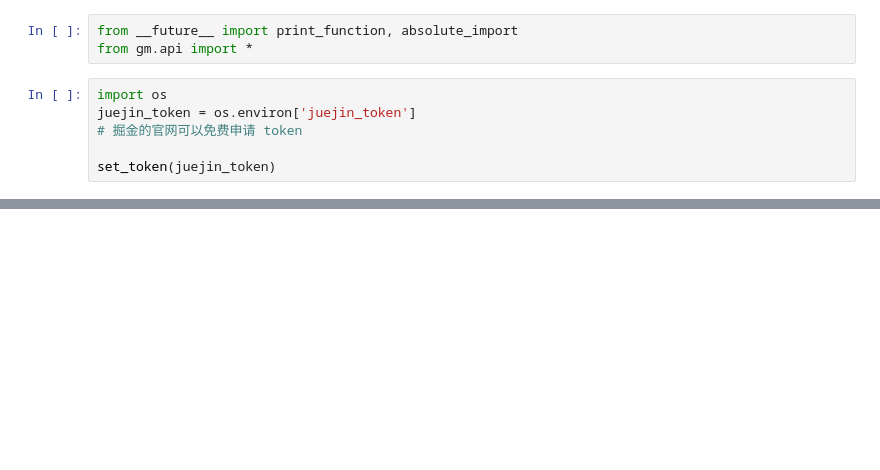
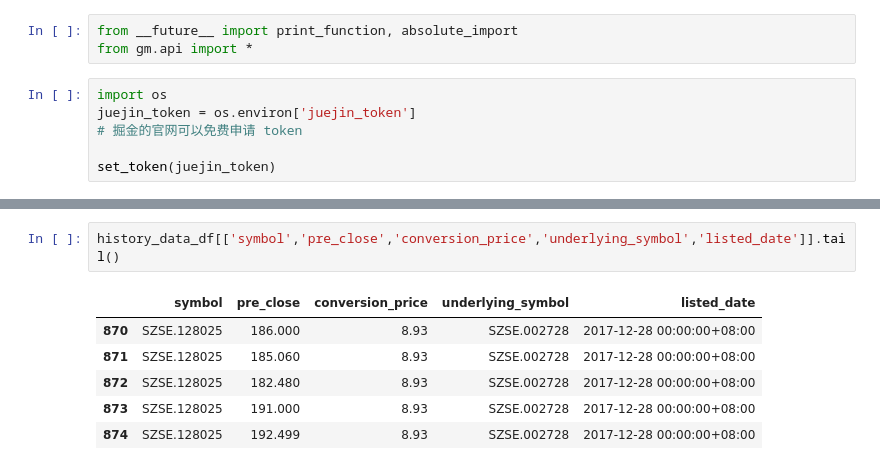
Before and after one commit to Rockyzsu/stock, a Jupyter notebook: juejin/fetch_data.ipynb, the cells around one changed output, grey strips where cells are left out. Saved outputs shown, nothing was run; the diff lists cells and outputs as text; blank space fills up the shorter version.

```diff
--- a/juejin/fetch_data.ipynb
+++ b/juejin/fetch_data.ipynb
@@ -25,0 +30,9 @@ history_data.tail(10)
+# %%
+history_data_df[['symbol','pre_close','conversion_price','underlying_symbol','listed_date']].tail()
+# %% [output]
+|  | symbol | pre_close | conversion_price | underlying_symbol | listed_date |
+| 870 | SZSE.128025 | 186.000 | 8.93 | SZSE.002728 | 2017-12-28 00:00:00+08:00 |
+| 871 | SZSE.128025 | 185.060 | 8.93 | SZSE.002728 | 2017-12-28 00:00:00+08:00 |
+| 872 | SZSE.128025 | 182.480 | 8.93 | SZSE.002728 | 2017-12-28 00:00:00+08:00 |
+| 873 | SZSE.128025 | 191.000 | 8.93 | SZSE.002728 | 2017-12-28 00:00:00+08:00 |
+| 874 | SZSE.128025 | 192.499 | 8.93 | SZSE.002728 | 2017-12-28 00:00:00+08:00 |
```
Also changed, not shown: parts of 7 cells of this notebook, 3 other files.
